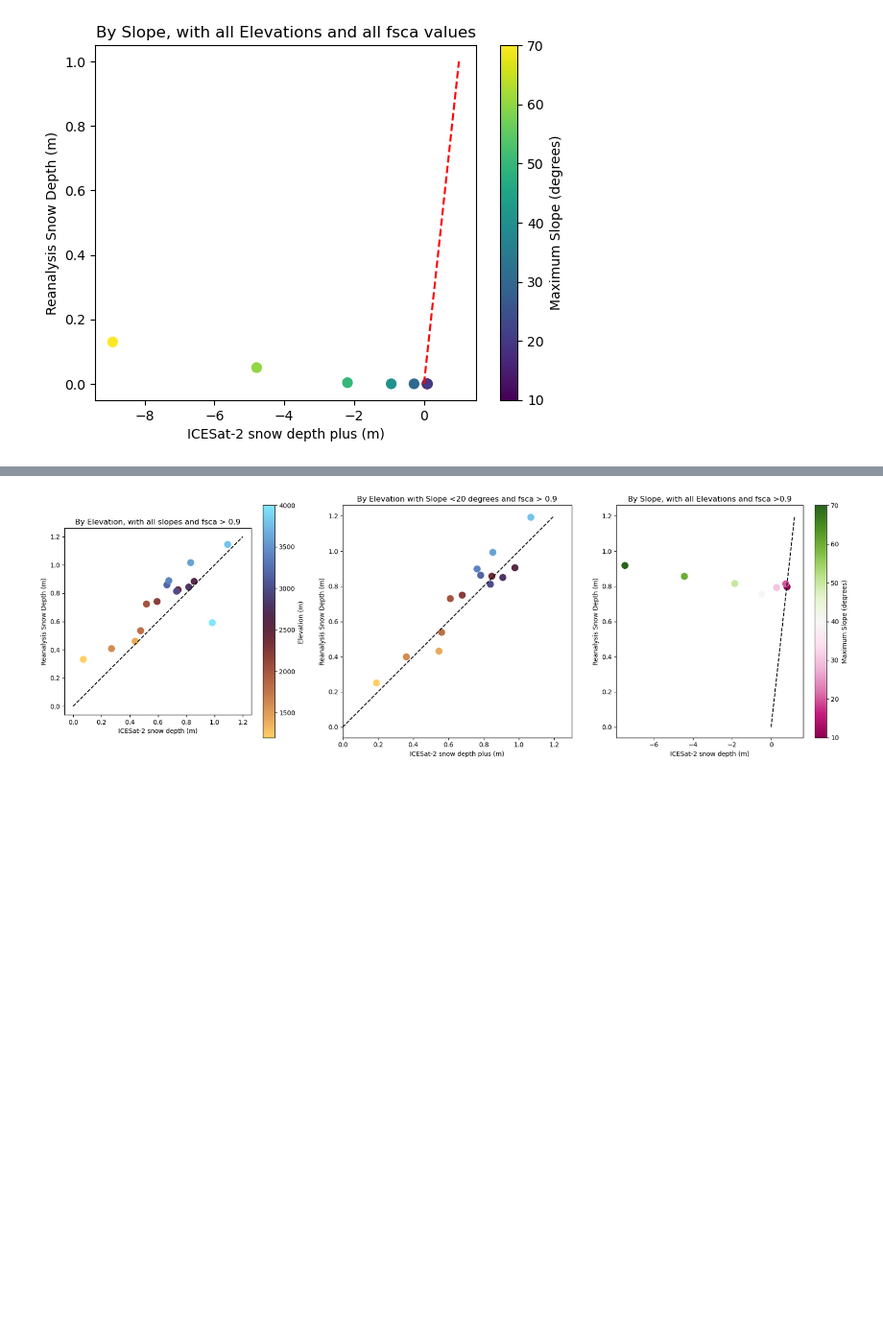
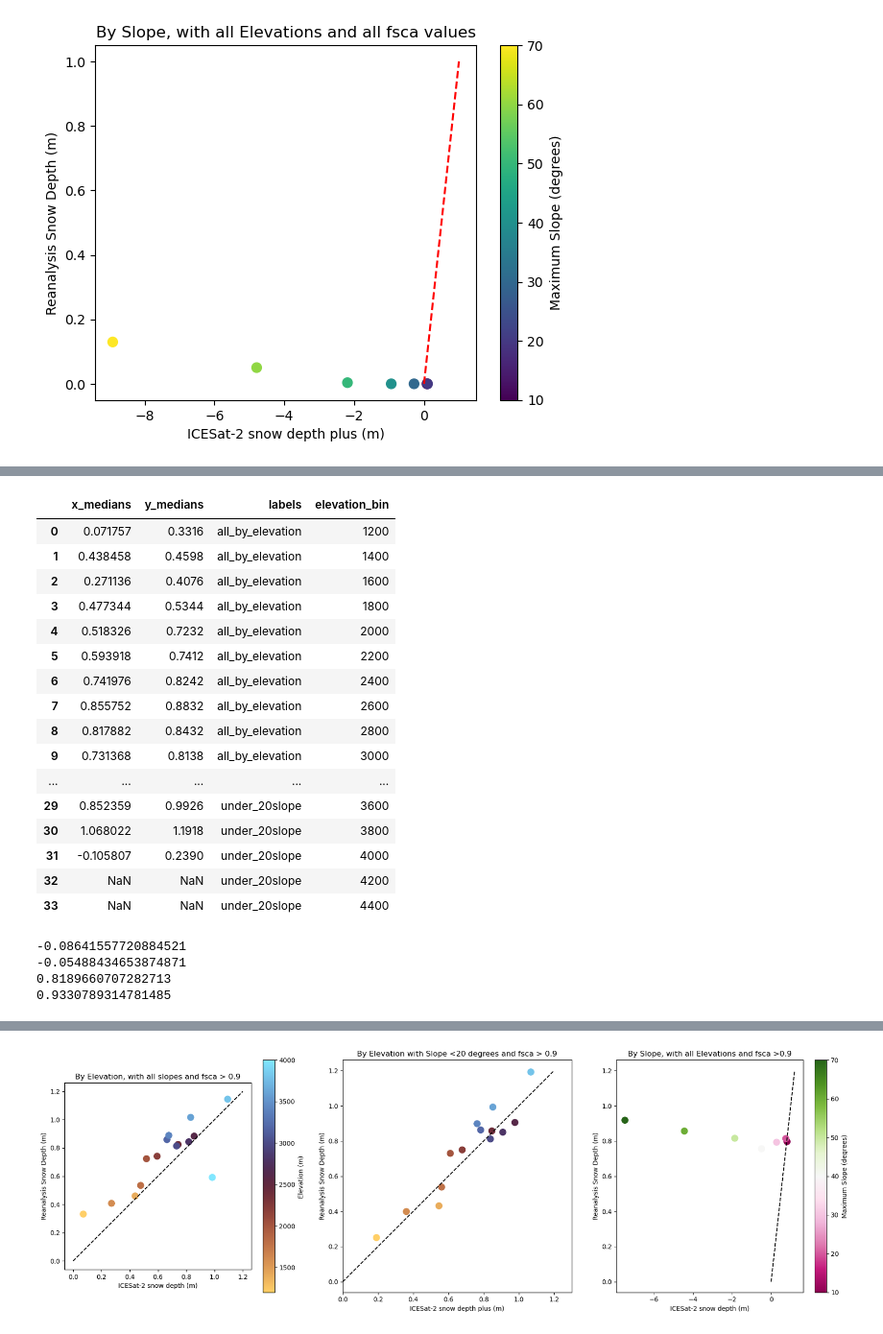
Before and after one commit to bessoh2/analog_snowmapping, a Jupyter notebook: notebooks/figure_making/slope_scatter_plots.ipynb, the cells around one changed output, grey strips where cells are left out. Shown at 96% size. Drawn from its saved outputs; the diff is of its cells as text; code cells hidden in the pictures; blank space fills up the shorter version.

```diff
--- a/notebooks/figure_making/slope_scatter_plots.ipynb
+++ b/notebooks/figure_making/slope_scatter_plots.ipynb
@@ -457,25 +457,50 @@ Text(0.5, 1.0, 'By Slope, with all Elevations and all fsca values')
 [figure]
 # %%
 x_medians1 = []
+subset_labels1 = []
+elev1 = []
 for x_min, x_max in zip(elev_min, elev_max):
     x_medians1.append(np.nanmedian(atl06sr_gdf.loc[(atl06sr_gdf['reanalysis_sca']>0.9) & (atl06sr_gdf['h_mean']>x_min) & (atl06sr_gdf['h_mean']<x_max),'icesat2_3dep_dif'].values))
+    subset_labels1.append('all_by_elevation')
+    elev1.append()
 
 y_medians1 = []
 for x_min, x_max in zip(elev_min, elev_max):
     y_medians1.append(np.nanmedian(atl06sr_gdf.loc[(atl06sr_gdf['reanalysis_sca']>0.9) & (atl06sr_gdf['h_mean']>x_min) & (atl06sr_gdf['h_mean']<x_max),'reanalysis_sd'].values))
 
+# md_1 = []
+# for x_min, x_max in zip(elev_min, elev_max):
+#     md_1.append(np.nanmedian(atl06sr_gdf.loc[(atl06sr_gdf['reanalysis_sca']>0.9) & (atl06sr_gdf['h_mean']>x_min) & (atl06sr_gdf['h_mean']<x_max),'icesat2_3dep_dif'].values) -
+#                               np.nanmedian(atl06sr_gdf.loc[(atl06sr_gdf['reanalysis_sca']>0.9) & (atl06sr_gdf['h_mean']>x_min) & (atl06sr_gdf['h_mean']<x_max),'reanalysis_sd'].values))
+
 x_medians2 = []
+subset_labels2 = []
 for x_min, x_max in zip(elev_min, elev_max):
     x_medians2.append(np.nanmedian(atl06sr_gdf.loc[(atl06sr_gdf['reanalysis_sca']>0.9) & (atl06sr_gdf['slope']<20) & (atl06sr_gdf['h_mean']>x_min) & (atl06sr_gdf['h_mean']<x_max),'icesat2_3dep_dif'].values))
+    subset_labels2.append('under_20slope')
 
 y_medians2 = []
 for x_min, x_max in zip(elev_min, elev_max):
     y_medians2.append(np.nanmedian(atl06sr_gdf.loc[(atl06sr_gdf['reanalysis_sca']>0.9) & (atl06sr_gdf['slope']<20) & (atl06sr_gdf['h_mean']>x_min) & (atl06sr_gdf['h_mean']<x_max),'reanalysis_sd'].values))
 
+# md_2 = []
+# for x_min, x_max in zip(elev_min, elev_max):
+#     md_.append(np.nanmedian(atl06sr_gdf.loc[(atl06sr_gdf['reanalysis_sca']>0.9) & (atl06sr_gdf['slope']<20) & (atl06sr_gdf['h_mean']>x_min) & (atl06sr_gdf['h_mean']<x_max),'icesat2_3dep_dif'].values) -
+#                               np.nanmedian(atl06sr_gdf.loc[(atl06sr_gdf['reanalysis_sca']>0.9) & (atl06sr_gdf['slope']<20) & (atl06sr_gdf['h_mean']>x_min) & (atl06sr_gdf['h_mean']<x_max),'reanalysis_sd'].values))
+
 x_medians3 = []
+subset_labels3 = []
 for x_min, x_max in zip(slope_min, slope_max):
     x_medians3.append(np.nanmedian(atl06sr_gdf.loc[(atl06sr_gdf['reanalysis_sca']>0.9) & (atl06sr_gdf['slope']>x_min) & (atl06sr_gdf['slope']<x_max),'icesat2_3dep_dif'].values))
+    subset_labels3.append('median_by_slope')
 
 y_medians3 = []
 for x_min, x_max in zip(slope_min, slope_max):
     y_medians3.append(np.nanmedian(atl06sr_gdf.loc[(atl06sr_gdf['reanalysis_sca']>0.9) & (atl06sr_gdf['slope']>x_min) & (atl06sr_gdf['slope']<x_max),'reanalysis_sd'].values))
+
+residuals3 = []
+residuals_labels3 = []
+for x_min, x_max in zip(slope_min, slope_max):
+    residuals3.append(np.nanmedian(atl06sr_gdf.loc[(atl06sr_gdf['reanalysis_sca']>0.9) & (atl06sr_gdf['slope']>x_min) & (atl06sr_gdf['slope']<x_max),'icesat2_3dep_dif'].values) -
+                              np.nanmedian(atl06sr_gdf.loc[(atl06sr_gdf['reanalysis_sca']>0.9) & (atl06sr_gdf['slope']>x_min) & (atl06sr_gdf['slope']<x_max),'reanalysis_sd'].values))
+    residuals_labels3.append('residuals_by_slope')
@@ -501,0 +507,9 @@ x_medians1
+# %%
+elev_max_list = elev_max.tolist()
+# %%
+scatter_data = pd.DataFrame({
+    'x_medians': x_medians1 + x_medians2,
+    'y_medians': y_medians1 + y_medians2,
+    'labels': subset_labels1 + subset_labels2,
+    'elevation_bin': elev_max_list + elev_max_list
+})
@@ -501,0 +655,20 @@ x_medians1
+# %%
+scatter_data
+# %% [output]
+|  | x_medians | y_medians | labels | elevation_bin |
+| 0 | 0.071757 | 0.3316 | all_by_elevation | 1200 |
+| 1 | 0.438458 | 0.4598 | all_by_elevation | 1400 |
+| 2 | 0.271136 | 0.4076 | all_by_elevation | 1600 |
+| 3 | 0.477344 | 0.5344 | all_by_elevation | 1800 |
+| 4 | 0.518326 | 0.7232 | all_by_elevation | 2000 |
+| 5 | 0.593918 | 0.7412 | all_by_elevation | 2200 |
+| 6 | 0.741976 | 0.8242 | all_by_elevation | 2400 |
+| 7 | 0.855752 | 0.8832 | all_by_elevation | 2600 |
+| 8 | 0.817882 | 0.8432 | all_by_elevation | 2800 |
+| 9 | 0.731368 | 0.8138 | all_by_elevation | 3000 |
+| ... | ... | ... | ... | ... |
+| 29 | 0.852359 | 0.9926 | under_20slope | 3600 |
+| 30 | 1.068022 | 1.1918 | under_20slope | 3800 |
+| 31 | -0.105807 | 0.2390 | under_20slope | 4000 |
+| 32 | NaN | NaN | under_20slope | 4200 |
+| 33 | NaN | NaN | under_20slope | 4400 |
@@ -501,0 +687,10 @@ x_medians1
+# %%
+print(all_bias)
+print(slope_bias)
+print(all_cor)
+print(slope_cor)
+# %% [output]
+-0.08641557720884521
+-0.05488434653874871
+0.8189660707282713
+0.9330789314781485
```
Also changed, not shown: parts of 20 cells of this notebook, 8 other files.
